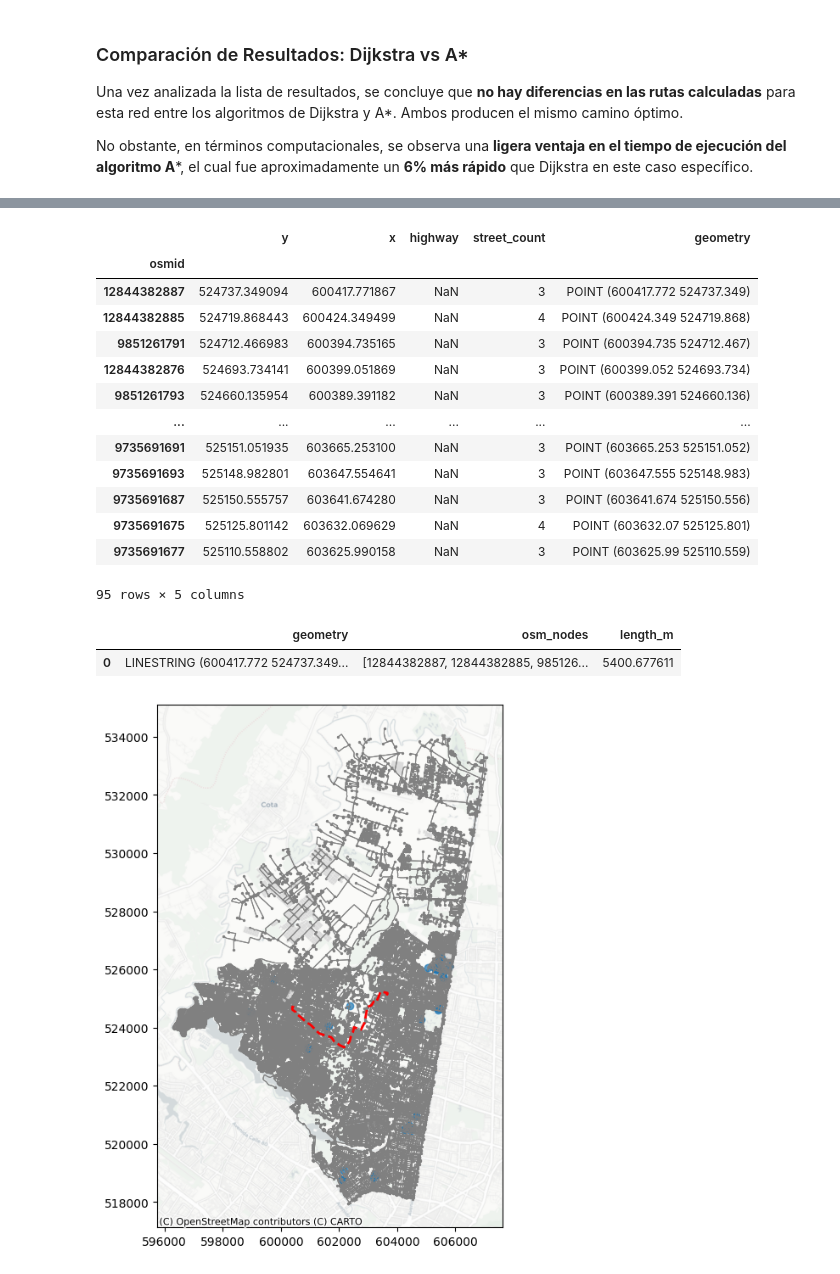
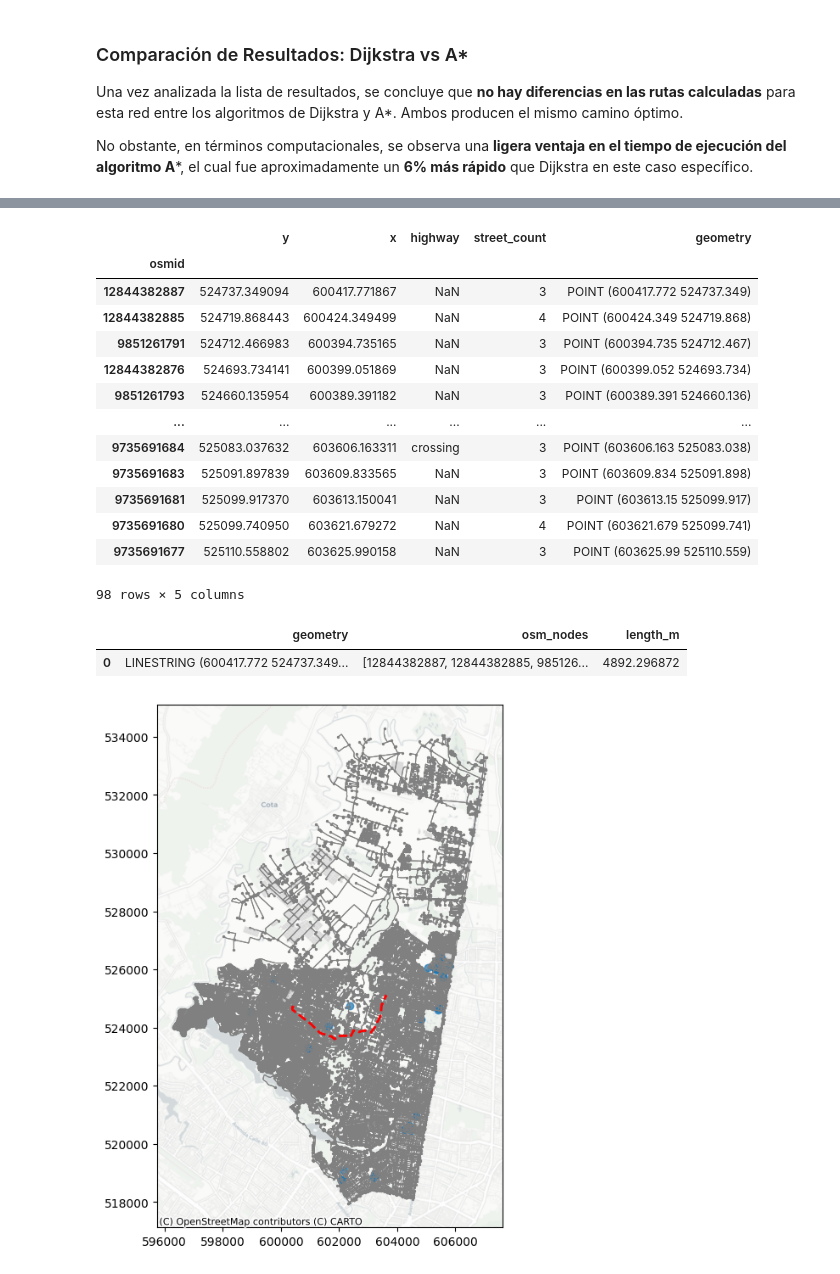
Before and after one commit to RicardoMartinezS/Network-Analysis, a Jupyter notebook: Workshop4_Ricardo_Martinez.ipynb, the cells around one changed output, grey strips where cells are left out. Saved outputs shown, nothing was run; the diff lists cells and outputs as text; code cells hidden in the pictures.

```diff
--- a/Workshop4_Ricardo_Martinez.ipynb
+++ b/Workshop4_Ricardo_Martinez.ipynb
@@ -434,5 +479,5 @@ else:
 # %%
-route_nodes = nodes.loc[route_dijkstra2]
+route_nodes = nodes.loc[route_dijkstra]
 route_nodes
 # %% [output]
 |  | y | x | highway | street_count | geometry |
@@ -443,25 +488,21 @@ route_nodes
 | 12844382876 | 524693.734141 | 600399.051869 | NaN | 3 | POINT (600399.052 524693.734) |
 | 9851261793 | 524660.135954 | 600389.391182 | NaN | 3 | POINT (600389.391 524660.136) |
 | ... | ... | ... | ... | ... | ... |
-| 9735691691 | 525151.051935 | 603665.253100 | NaN | 3 | POINT (603665.253 525151.052) |
-| 9735691693 | 525148.982801 | 603647.554641 | NaN | 3 | POINT (603647.555 525148.983) |
-| 9735691687 | 525150.555757 | 603641.674280 | NaN | 3 | POINT (603641.674 525150.556) |
-| 9735691675 | 525125.801142 | 603632.069629 | NaN | 4 | POINT (603632.07 525125.801) |
+| 9735691684 | 525083.037632 | 603606.163311 | crossing | 3 | POINT (603606.163 525083.038) |
+| 9735691683 | 525091.897839 | 603609.833565 | NaN | 3 | POINT (603609.834 525091.898) |
+| 9735691681 | 525099.917370 | 603613.150041 | NaN | 3 | POINT (603613.15 525099.917) |
+| 9735691680 | 525099.740950 | 603621.679272 | NaN | 4 | POINT (603621.679 525099.741) |
 | 9735691677 | 525110.558802 | 603625.990158 | NaN | 3 | POINT (603625.99 525110.559) |
-95 rows × 5 columns
+98 rows × 5 columns
 # %%
-import shapely.geometry
-
 # Obtener las geometrías de los nodos de la ruta
-route_nodes = nodes.loc[route_dijkstra2]
+route_nodes = nodes.loc[route_dijkstra]
 route_line = shapely.geometry.LineString(route_nodes.geometry.values)
 # %%
-import geopandas
-
-route_geom = geopandas.GeoDataFrame(
+route_geom = gpd.GeoDataFrame(
     {
         "geometry": [route_line],
-        "osm_nodes": [route_dijkstra2],
+        "osm_nodes": [route_dijkstra],
     },
     crs=edges.crs
 )
@@ -472,31 +513,28 @@ route_geom["length_m"] = route_geom.length
 route_geom.head()
 # %% [output]
 |  | geometry | osm_nodes | length_m |
-| 0 | LINESTRING (600417.772 524737.349... | [12844382887, 12844382885, 985126... | 5400.677611 |
+| 0 | LINESTRING (600417.772 524737.349... | [12844382887, 12844382885, 985126... | 4892.296872 |
 # %%
-buildings = osmnx.features_from_place(
+buildings = ox.features_from_place(
     PLACE_NAME,
     {
         "building" : True
     }
 ).to_crs(edges.crs)
 # %%
-import contextily
-import matplotlib.pyplot
-
-fig, ax = matplotlib.pyplot.subplots(figsize=(12,8))
+fig, ax = plt.subplots(figsize=(12,8))  # <-- aquí está el cambio
 
 # Plot edges and nodes
 edges.plot(ax=ax, linewidth=0.75, color='gray')
 nodes.plot(ax=ax, markersize=2, color='gray')
 
 # Add buildings
 ax = buildings.plot(ax=ax, facecolor='lightgray', alpha=0.7)
 
 # Add the route
 ax = route_geom.plot(ax=ax, linewidth=2, linestyle='--', color='red')
 
 # Add basemap
 contextily.add_basemap(ax, crs=buildings.crs, source=contextily.providers.CartoDB.Positron)
 # %% [output]
-[figure, old version]
+[figure, new version]
```
Also changed, not shown: parts of 22 cells of this notebook, 2 other files.
